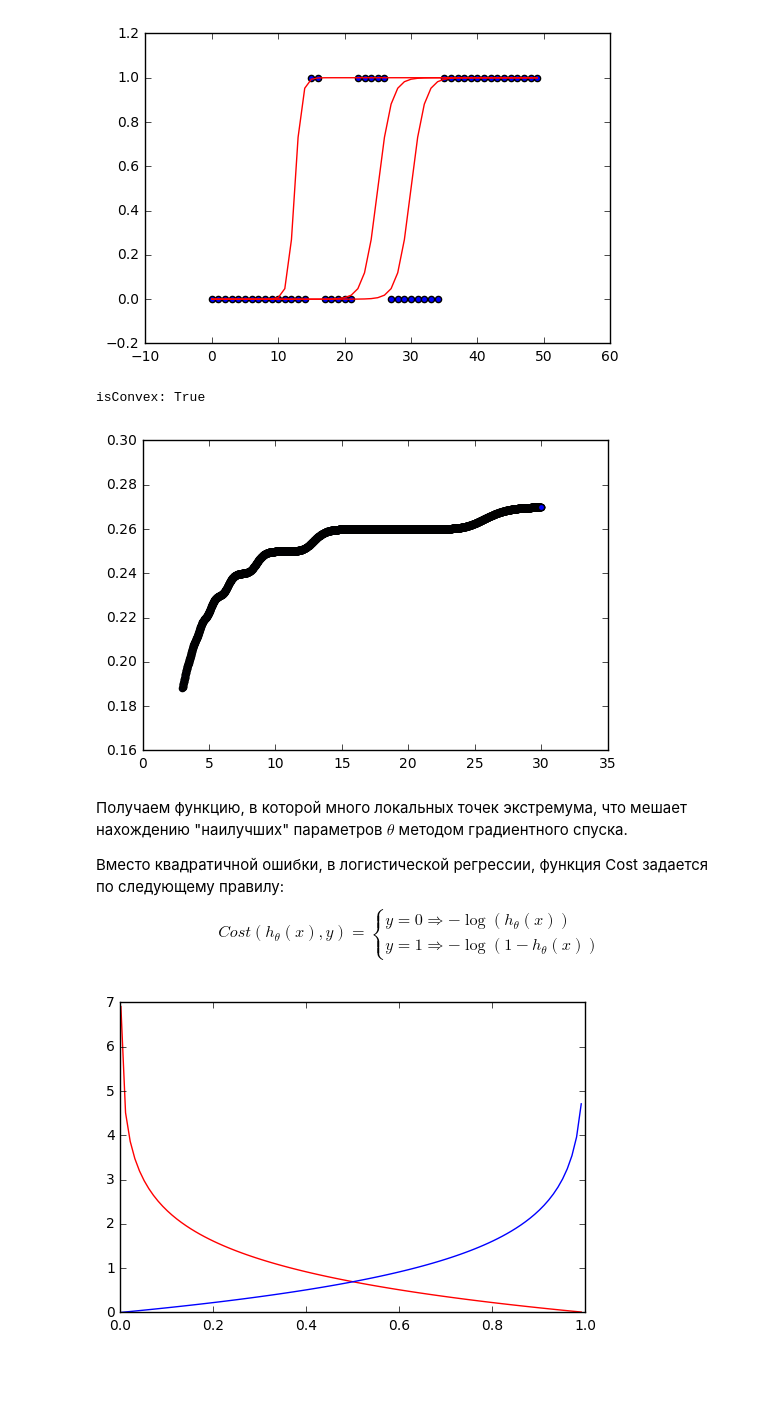
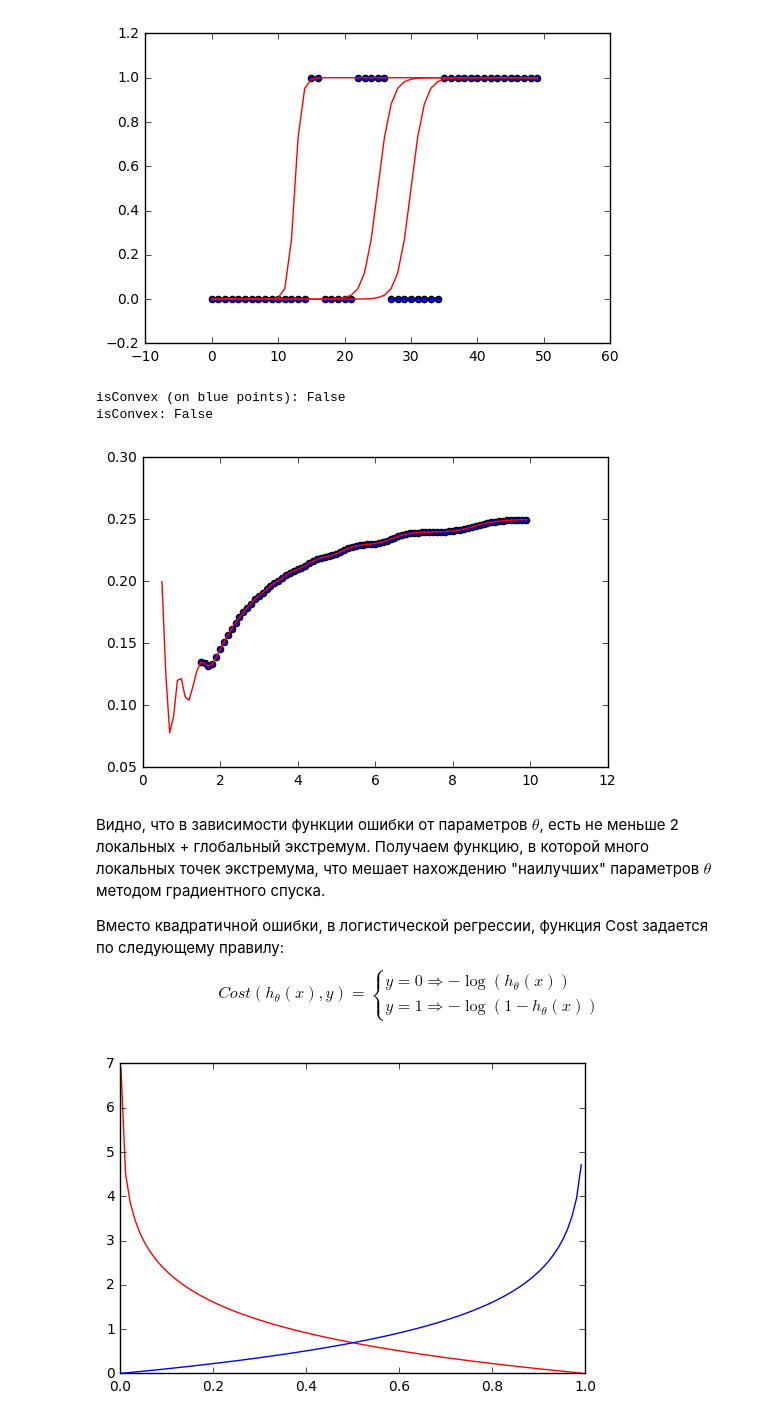
Before and after one commit to alexeykurov/ML, a Jupyter notebook: Homework 2/ Logistic Regression/conspect.ipynb, the cells around one changed output. Saved outputs shown, nothing was run; the diff lists cells and outputs as text; code cells hidden in the pictures; blank space fills up the shorter version.

```diff
--- a/Homework 2/ Logistic Regression/conspect.ipynb
+++ b/Homework 2/ Logistic Regression/conspect.ipynb
@@ -190,22 +190,38 @@ plt.show()
 # %% [output]
 [figure]
 # %%
-theta = np.arange(3, 30, .01)
+theta = np.arange(.5, 10, .1)
+J = []
+for th in theta:
+    cost_sum = []
+    for i in range(len(y_bin)):
+        cost_sum.append((logistic.cdf(-25 + x_bin[i]*th) - y_bin[i])**2)
+    J += [sum(cost_sum)/(2 * len(y_bin))]
+
+print('isConvex (on blue points):', (np.diff(J) > 0).all())
+# НУ ПОЧЕМУ ОНА ГЛАДКАЯ !!!!!
+#
+plt.plot(theta, J, color='red')
+theta = np.arange(1.5, 10, .1)
 J = []
 for th in theta:
     cost_sum = []
     for i in range(len(y_bin)):
         cost_sum.append((logistic.cdf(-25 + x_bin[i]*th) - y_bin[i])**2)
     J += [sum(cost_sum)/(2 * len(y_bin))]
 
 print('isConvex:', (np.diff(J) > 0).all())
 # НУ ПОЧЕМУ ОНА ГЛАДКАЯ !!!!!
+# Нашел несколько экстремумов, нужно было просто взять отрезки ближе к глобальному минимуму.
+
 plt.scatter(theta, J)
 plt.show()
 # %% [output]
-isConvex: True
+isConvex (on blue points): False
+isConvex: False
-[figure, old version]
+[figure, new version]
 # %% [markdown]
+Видно, что в зависимости функции ошибки от параметров $\theta$, есть не меньше 2 локальных + глобальный экстремум.
 Получаем функцию, в которой много локальных точек экстремума, что мешает нахождению "наилучших" параметров $\theta$ методом градиентного спуска.
 
 Вместо квадратичной ошибки, в логистической регрессии, функция Cost задается по следующему правилу:
```
Also changed, not shown: parts of 7 cells of this notebook.
